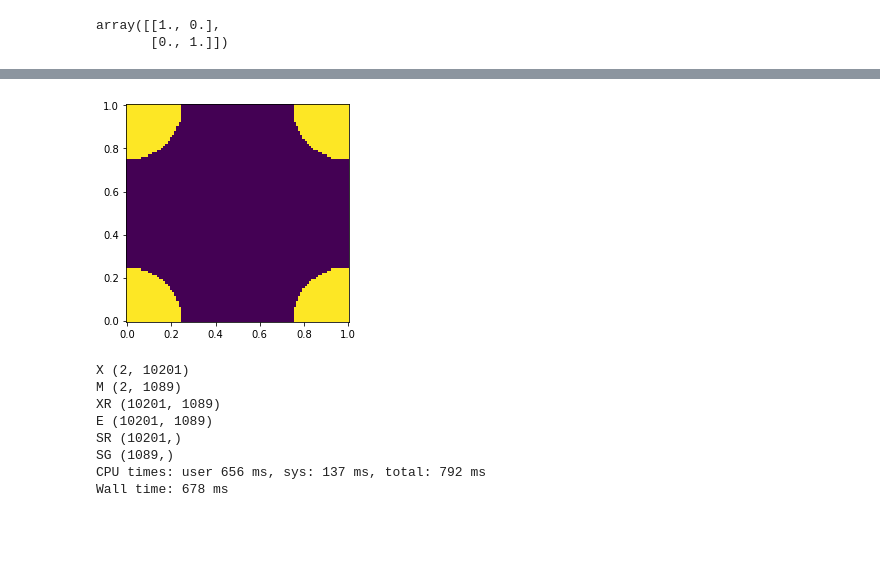
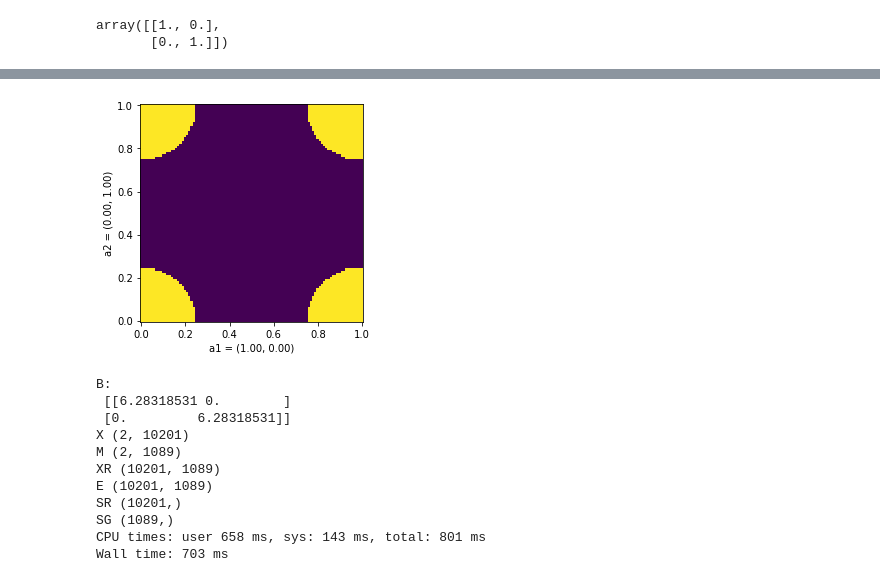
Before and after one commit to markus7800/VoxelNet, a Jupyter notebook: voxelization.ipynb, the cells around one changed output, grey strips where cells are left out. Cells and saved outputs as stored; diff of their text form; code cells hidden in the pictures; blank space fills up the shorter version.

```diff
--- a/voxelization.ipynb
+++ b/voxelization.ipynb
@@ -426,20 +455,21 @@ np.max(np.real(sg)) / np.max(np.abs(discrete_theoretical))
 # %%
 xi, sr = bravais_lattice(corner_spheres, A)
-# %%
-plt.figure(figsize=(4,4))
-plt.pcolormesh(xi, xi, sr, shading='auto')
-plt.show()
-# %% [output]
-[figure, removed]
+# %%
+plot_2D_bravais_lattice(A, xi, sr)
+# %% [output]
+[figure, added]
 # %%
 %%time
-gi, sg = reciprocal_lattice(corner_spheres, A, g0=-16, g1=16)
+B, gi, sg = reciprocal_lattice(corner_spheres, A, g0=-16, g1=16)
 # %% [output]
+B:
+ [[6.28318531 0.        ]
+ [0.         6.28318531]]
 X (2, 10201)
 M (2, 1089)
 XR (10201, 1089)
 E (10201, 1089)
 SR (10201,)
 SG (1089,)
-CPU times: user 656 ms, sys: 137 ms, total: 792 ms
-Wall time: 678 ms
+CPU times: user 658 ms, sys: 143 ms, total: 801 ms
+Wall time: 703 ms
```
Also changed, not shown: parts of 25 cells of this notebook.
